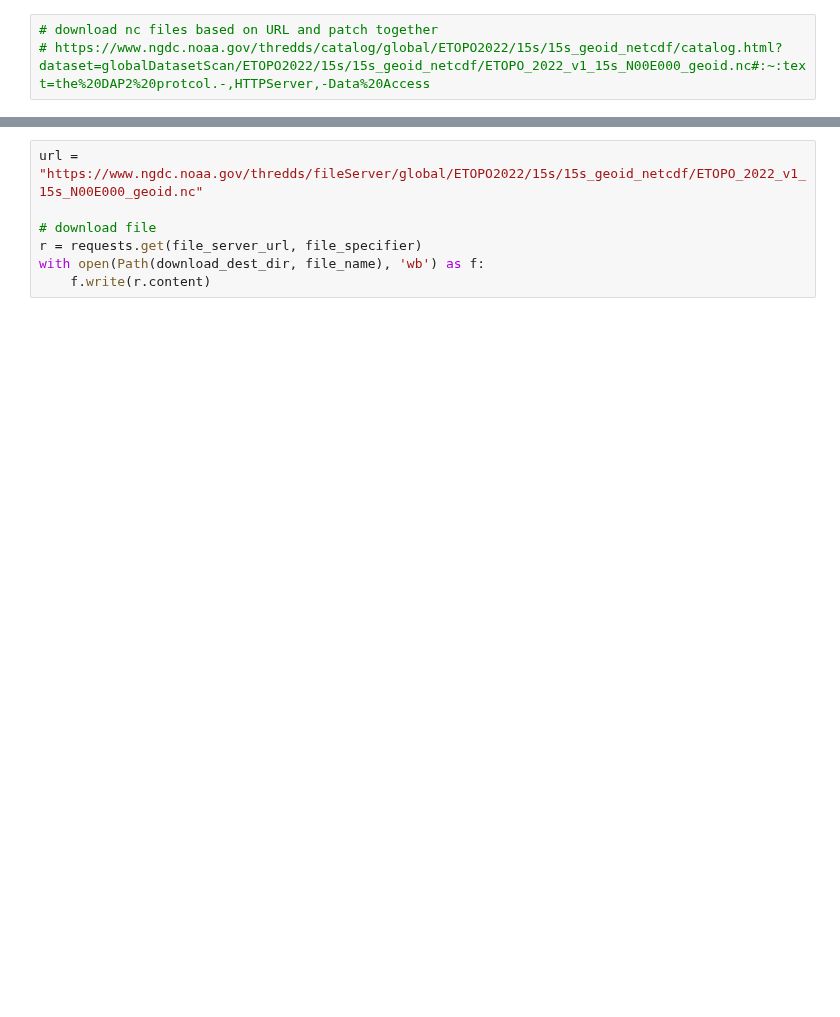
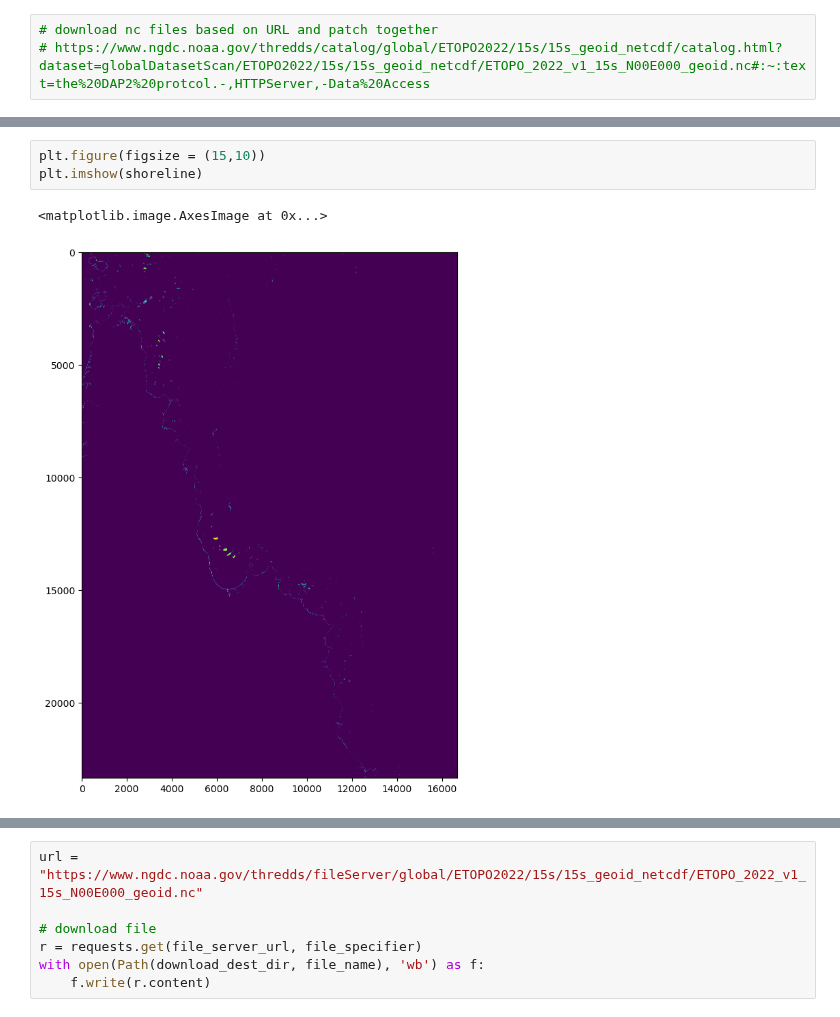
Before and after one commit to orlando-code/coralshift, a Jupyter notebook: notebooks/bathymetry.ipynb, the cells around one changed output, grey strips where cells are left out. Cells and saved outputs as stored; diff of their text form; blank space fills up the shorter version.

```diff
--- a/notebooks/bathymetry.ipynb
+++ b/notebooks/bathymetry.ipynb
@@ -55,0 +263,6 @@ def load_merge_nc_files(nc_dir: Path | str) -> xa.DataSet:
+# %%
+plt.figure(figsize = (15,10))
+plt.imshow(shoreline)
+# %% [output]
+<matplotlib.image.AxesImage at 0x...>
+[figure, added]
```
Also changed, not shown: parts of 43 cells of this notebook.
